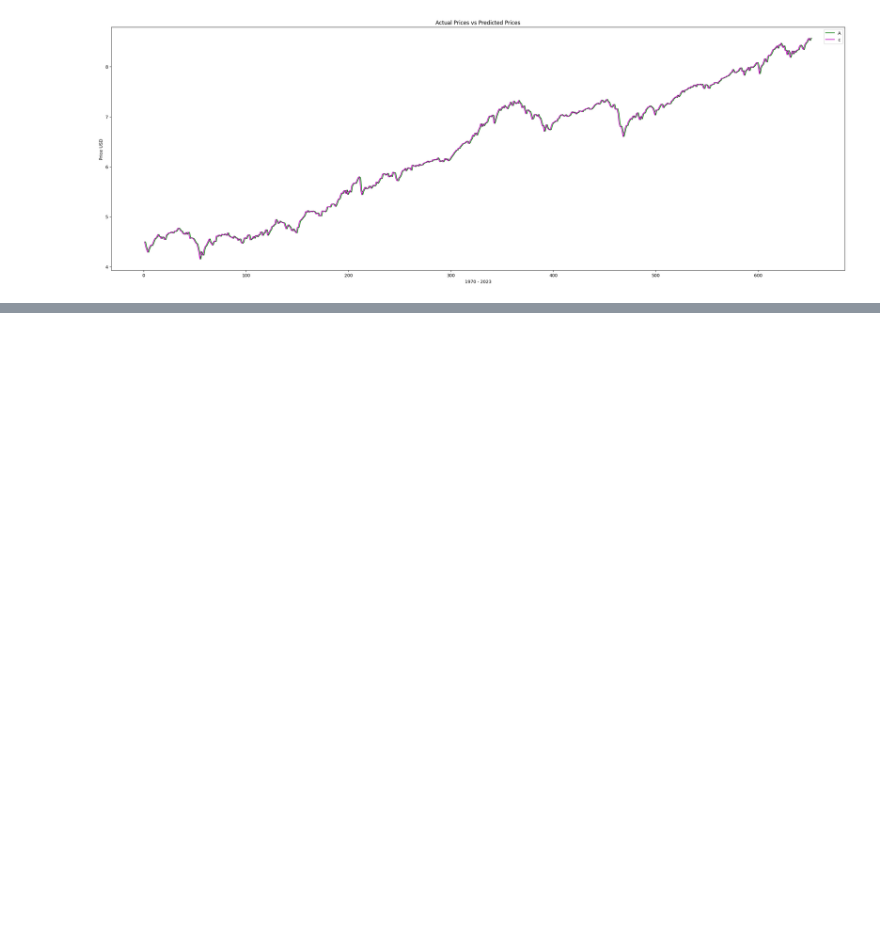
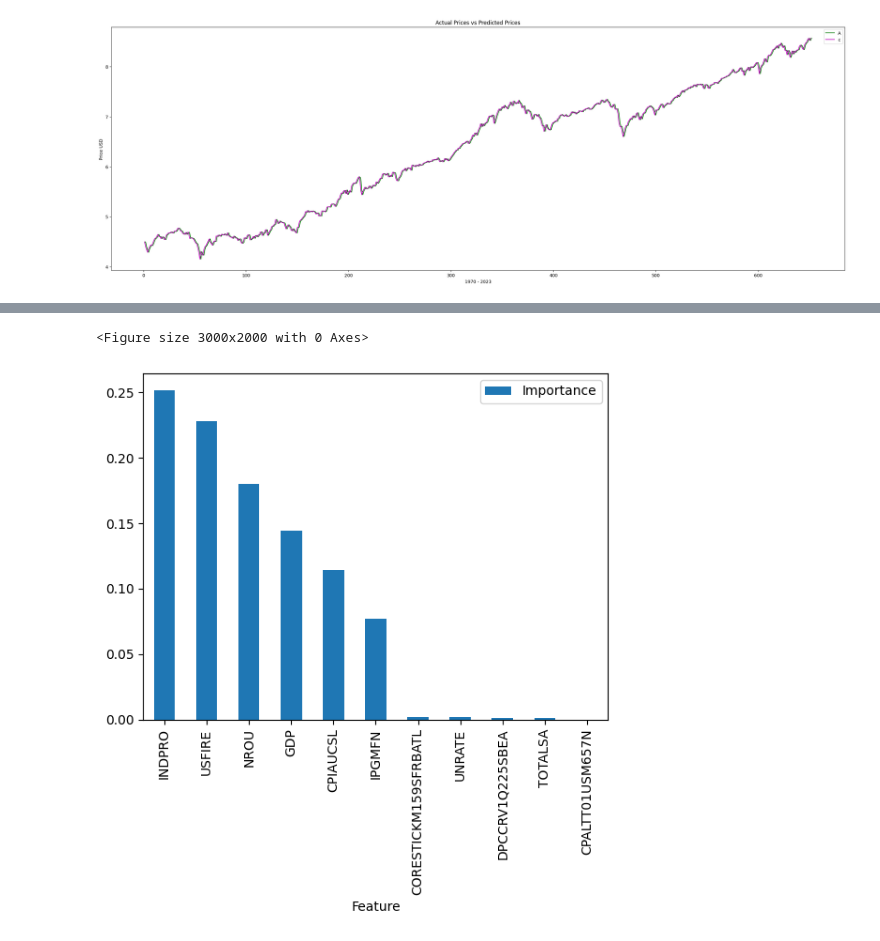
Before and after one commit to burakakay/SP-500-Price-Predictor-Project, a Jupyter notebook: S&P_500_Price_Prediction.ipynb, the cells around one changed output, grey strips where cells are left out. Drawn from its saved outputs; the diff is of its cells as text; code cells hidden in the pictures; blank space fills up the shorter version.

```diff
--- a/S&P_500_Price_Prediction.ipynb
+++ b/S&P_500_Price_Prediction.ipynb
@@ -504,0 +530,4 @@ plt.show()
+# %%
+importances_dt = pd.DataFrame({'Feature':x_train.columns,'Importance':np.round(etr_model.feature_importances_,3)})
+importances_dt = importances_dt.sort_values('Importance', ascending=False).set_index('Feature')
+importances_dt
@@ -504,0 +548,7 @@ plt.show()
+# %%
+plt.figure(figsize=(30, 20))
+importances_dt.plot.bar()
+plt.show()
+# %% [output]
+<Figure size 3000x2000 with 0 Axes>
+[figure, added]
```
Also changed, not shown: parts of 12 cells of this notebook.
